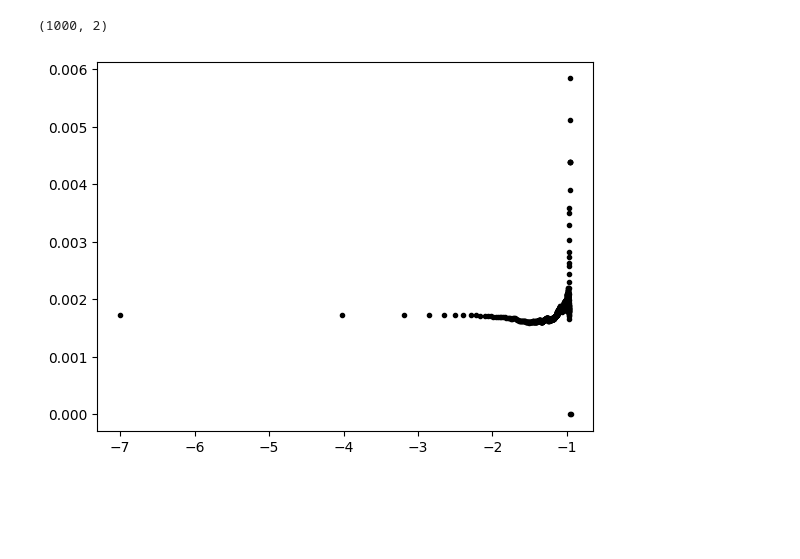
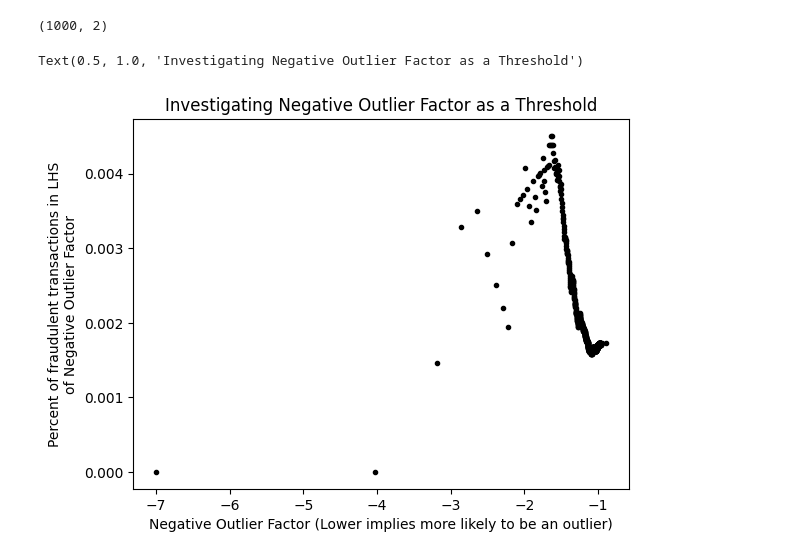
Before and after one commit to JHuardC/credit-card-faud, a Jupyter notebook: notebooks/EDA2.ipynb, the cells around one changed output. Drawn from its saved outputs; the diff is of its cells as text; code cells hidden in the pictures; blank space fills up the shorter version.

```diff
--- a/notebooks/EDA2.ipynb
+++ b/notebooks/EDA2.ipynb
@@ -27,7 +33,7 @@ df[feature_cols] = standardizer.fit_transform(df[feature_cols])
 # %%
 import joblib
 # %%
-outlier_factor = joblib.load(
+outlier_factor: LocalOutlierFactor = joblib.load(
     PROJECT_PATH.joinpath(
         'outputs', 'eda', 'local-outlier-factor.joblib'
     )
@@ -36,7 +42,7 @@ outlier_factor
 # %% [output]
 LocalOutlierFactor(algorithm='ball_tree', n_jobs=-1)
 # %%
-purity_scores = greater_than_tail_class_purity(
+purity_scores = less_than_tail_class_purity(
     outlier_factor.negative_outlier_factor_,
     df['Class'],
     1,
@@ -53,4 +57,12 @@ import matplotlib.pyplot as plt
-# %%
-ax = plt.plot(purity_scores[1:, 0], purity_scores[1:, 1], '.k')
-# %% [output]
-[figure, removed]
+# %%
+plt.plot(purity_scores[:, 0], purity_scores[:, 1], '.k')
+plt.xlabel(
+    'Negative Outlier Factor (Lower implies more likely to be an outlier)'
+)
+plt.ylabel(
+    'Proportion of fraudulent transactions in LHS\nof Negative Outlier Factor'
+)
+plt.title('Investigating Negative Outlier Factor as a Threshold')
+# %% [output]
+Text(0.5, 1.0, 'Investigating Negative Outlier Factor as a Threshold')
+[figure, added]
```
Also changed, not shown: parts of 10 cells of this notebook.
